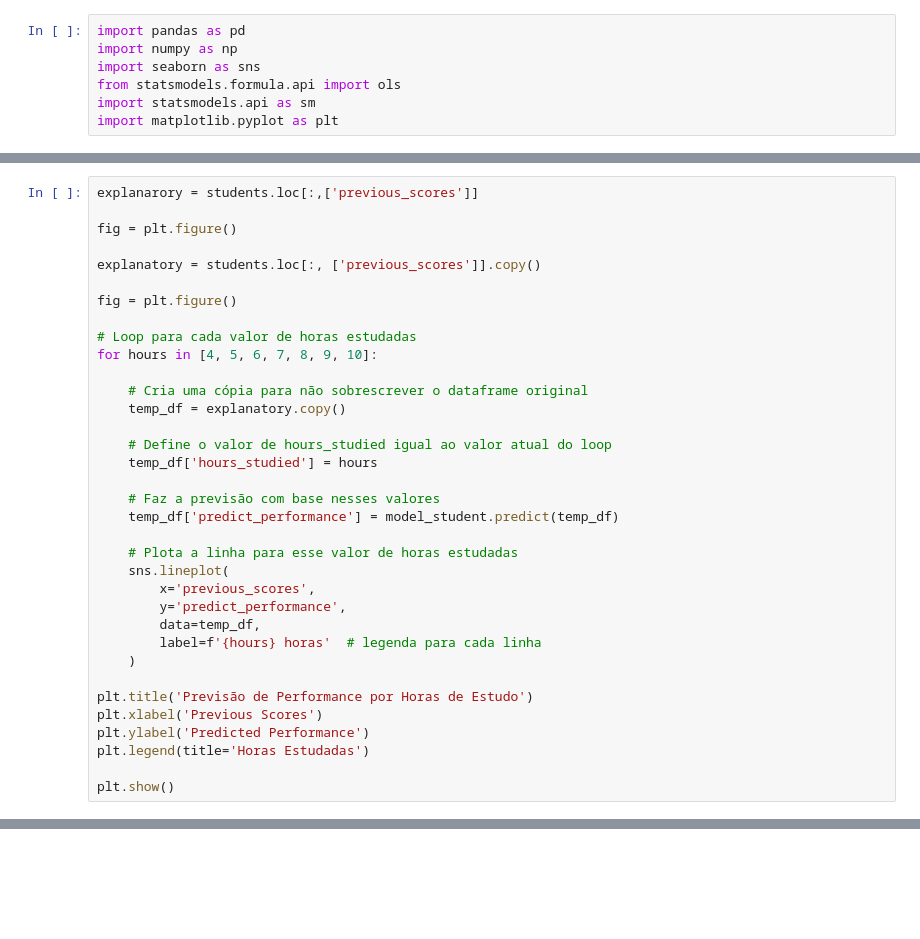
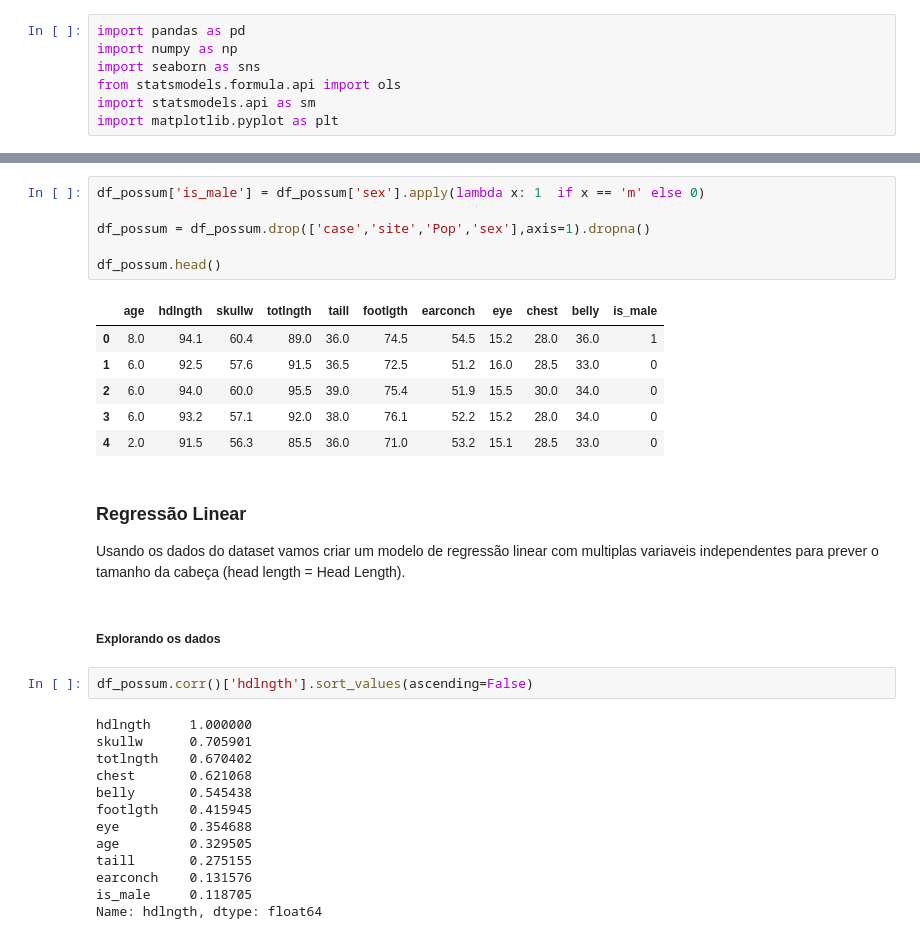
Before and after one commit to gabriel-victor933/project-applications-linear-regression, a Jupyter notebook: main.ipynb, the cells around one changed output, grey strips where cells are left out. Cells and saved outputs as stored; diff of their text form; blank space fills up the shorter version.

Commit message:
feat: multiple linear regression

```diff
--- a/main.ipynb
+++ b/main.ipynb
@@ -245,35 +9,0 @@ Notes:
-# %%
-explanarory = students.loc[:,['previous_scores']]
-
-fig = plt.figure()
-
-explanatory = students.loc[:, ['previous_scores']].copy()
-
-fig = plt.figure()
-
-# Loop para cada valor de horas estudadas
-for hours in [4, 5, 6, 7, 8, 9, 10]:
-
-    # Cria uma cópia para não sobrescrever o dataframe original
-    temp_df = explanatory.copy()
-
-    # Define o valor de hours_studied igual ao valor atual do loop
-    temp_df['hours_studied'] = hours
-
-    # Faz a previsão com base nesses valores
-    temp_df['predict_performance'] = model_student.predict(temp_df)
-
-    # Plota a linha para esse valor de horas estudadas
-    sns.lineplot(
-        x='previous_scores',
-        y='predict_performance',
-        data=temp_df,
-        label=f'{hours} horas'  # legenda para cada linha
-    )
-
-plt.title('Previsão de Performance por Horas de Estudo')
-plt.xlabel('Previous Scores')
-plt.ylabel('Predicted Performance')
-plt.legend(title='Horas Estudadas')
-
-plt.show()
@@ -282,0 +60,34 @@ plt.show()
+# %%
+df_possum['is_male'] = df_possum['sex'].apply(lambda x: 1  if x == 'm' else 0)
+
+df_possum = df_possum.drop(['case','site','Pop','sex'],axis=1).dropna()
+
+df_possum.head()
+# %% [output]
+|  | age | hdlngth | skullw | totlngth | taill | footlgth | earconch | eye | chest | belly | is_male |
+| 0 | 8.0 | 94.1 | 60.4 | 89.0 | 36.0 | 74.5 | 54.5 | 15.2 | 28.0 | 36.0 | 1 |
+| 1 | 6.0 | 92.5 | 57.6 | 91.5 | 36.5 | 72.5 | 51.2 | 16.0 | 28.5 | 33.0 | 0 |
+| 2 | 6.0 | 94.0 | 60.0 | 95.5 | 39.0 | 75.4 | 51.9 | 15.5 | 30.0 | 34.0 | 0 |
+| 3 | 6.0 | 93.2 | 57.1 | 92.0 | 38.0 | 76.1 | 52.2 | 15.2 | 28.0 | 34.0 | 0 |
+| 4 | 2.0 | 91.5 | 56.3 | 85.5 | 36.0 | 71.0 | 53.2 | 15.1 | 28.5 | 33.0 | 0 |
+# %% [markdown]
+### Regressão Linear
+
+Usando os dados do dataset vamos criar um modelo de regressão linear com multiplas variaveis independentes para prever o tamanho da cabeça (head length = Head Length).
+# %% [markdown]
+##### Explorando os dados
+# %%
+df_possum.corr()['hdlngth'].sort_values(ascending=False)
+# %% [output]
+hdlngth     1.000000
+skullw      0.705901
+totlngth    0.670402
+chest       0.621068
+belly       0.545438
+footlgth    0.415945
+eye         0.354688
+age         0.329505
+taill       0.275155
+earconch    0.131576
+is_male     0.118705
+Name: hdlngth, dtype: float64
```
Also changed, not shown: parts of 49 cells of this notebook, 3 other files.
